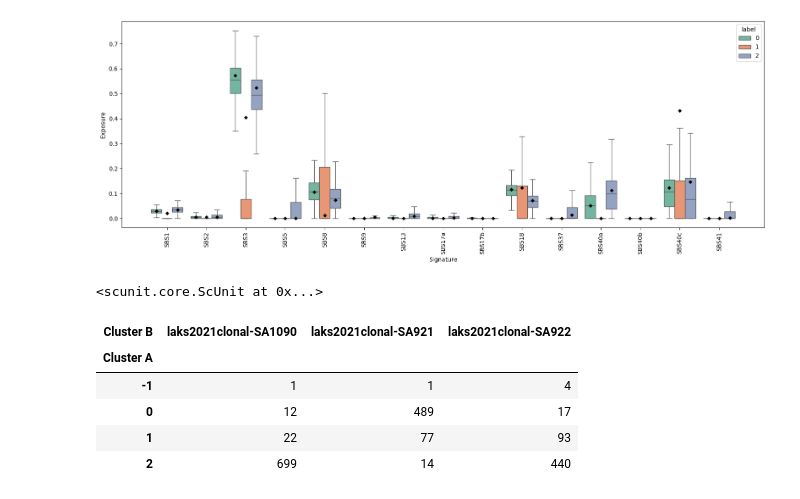
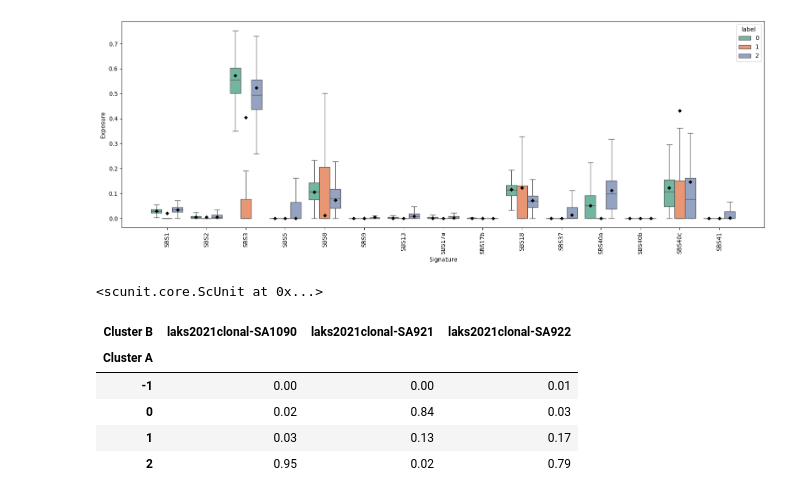
Before and after one commit to wojtowicz-lab/sc-cancer-sig-deconv, a Jupyter notebook: raporty/raport-060526.ipynb, the cells around one changed output. Drawn from its saved outputs; the diff is of its cells as text; code cells hidden in the pictures.

```diff
--- a/raporty/raport-060526.ipynb
+++ b/raporty/raport-060526.ipynb
@@ -188,11 +188,11 @@ DBCV: 0.6704
 # %%
 labels = L.umap().hdbscan().get_labels()
 # %%
-crosstable(labels.values, sample_labels.values)
+crosstable(labels.values, sample_labels.values, normalize='columns').round(2)
 # %% [output]
 | Cluster B | laks2021clonal-SA1090 | laks2021clonal-SA921 | laks2021clonal-SA922 |
 | Cluster A |  |  |  |
-| -1 | 1 | 1 | 4 |
-| 0 | 12 | 489 | 17 |
-| 1 | 22 | 77 | 93 |
-| 2 | 699 | 14 | 440 |
+| -1 | 0.00 | 0.00 | 0.01 |
+| 0 | 0.02 | 0.84 | 0.03 |
+| 1 | 0.03 | 0.13 | 0.17 |
+| 2 | 0.95 | 0.02 | 0.79 |
```
Also changed, not shown: parts of 4 cells of this notebook, 1 other file.
